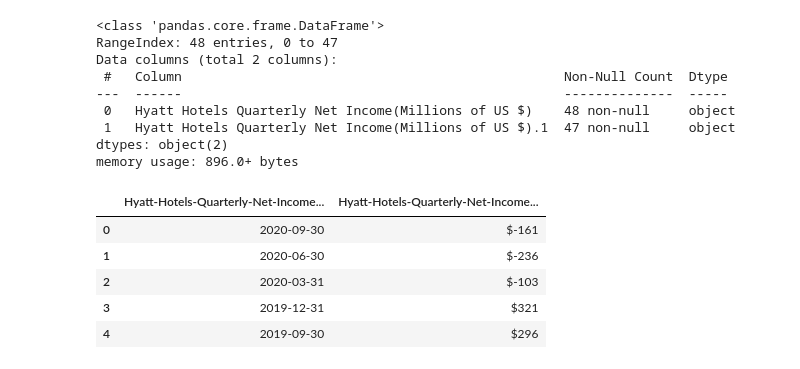
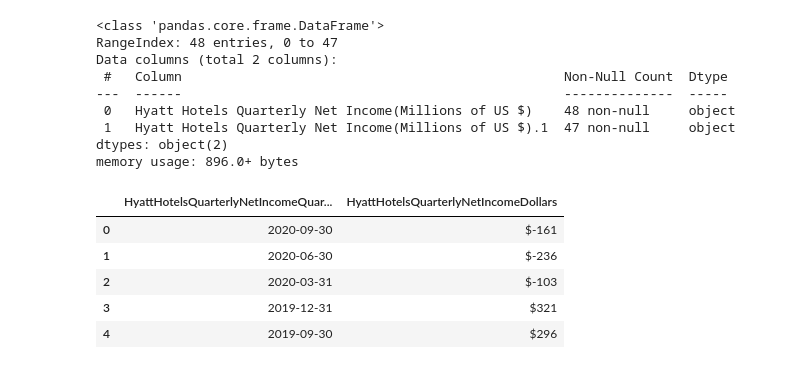
Before and after one commit to pmhu4242/Project_2, a Jupyter notebook: Hotel Webscraping/hyatt_data.ipynb, the cells around one changed output. Saved outputs shown, nothing was run; the diff lists cells and outputs as text; code cells hidden in the pictures.

```diff
--- a/Hotel Webscraping/hyatt_data.ipynb
+++ b/Hotel Webscraping/hyatt_data.ipynb
@@ -260,10 +260,10 @@ dtypes: object(2)
 memory usage: 896.0+ bytes
 # %%
 # Rename columns for further ease in JS
-renamed3 = df3.rename(columns={"Hyatt Hotels Quarterly Net Income(Millions of US $)": "Hyatt-Hotels-Quarterly-Net-Income-Quarterly", "Hyatt Hotels Quarterly Net Income(Millions of US $).1": "Hyatt-Hotels-Quarterly-Net-Income(Millions-of-US-$)"})
+renamed3 = df3.rename(columns={"Hyatt Hotels Quarterly Net Income(Millions of US $)": "HyattHotelsQuarterlyNetIncomeQuarterly", "Hyatt Hotels Quarterly Net Income(Millions of US $).1": "HyattHotelsQuarterlyNetIncomeDollars"})
 renamed3.head()
 # %% [output]
-|  | Hyatt-Hotels-Quarterly-Net-Income... | Hyatt-Hotels-Quarterly-Net-Income... |
+|  | HyattHotelsQuarterlyNetIncomeQuar... | HyattHotelsQuarterlyNetIncomeDollars |
 | 0 | 2020-09-30 | $-161 |
 | 1 | 2020-06-30 | $-236 |
 | 2 | 2020-03-31 | $-103 |
```
Also changed, not shown: parts of 2 cells of this notebook, 20 other files.
